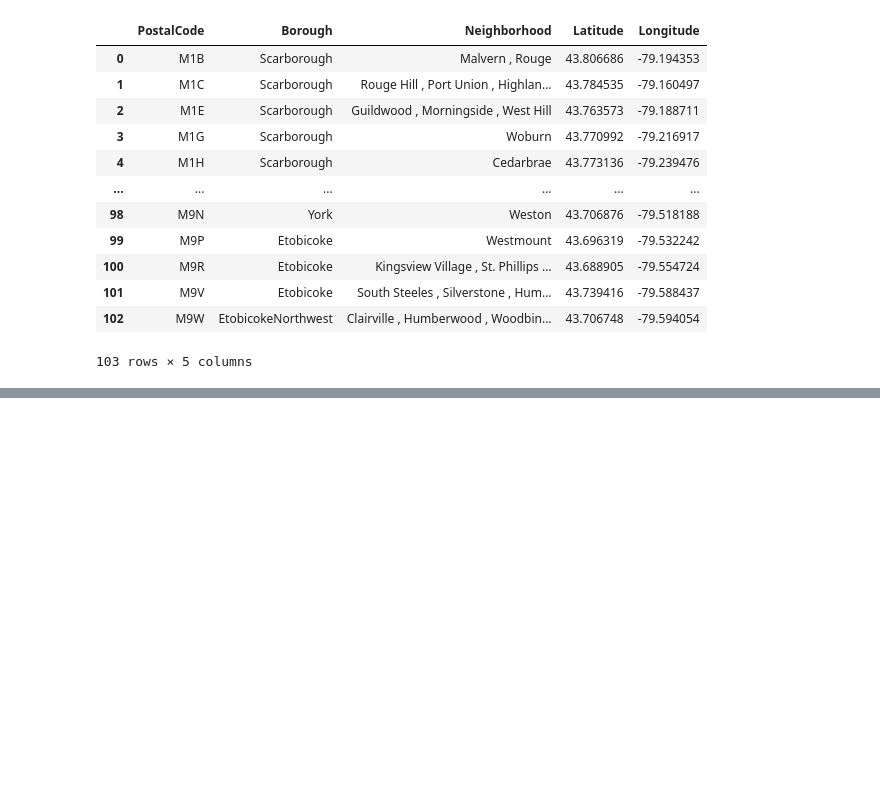
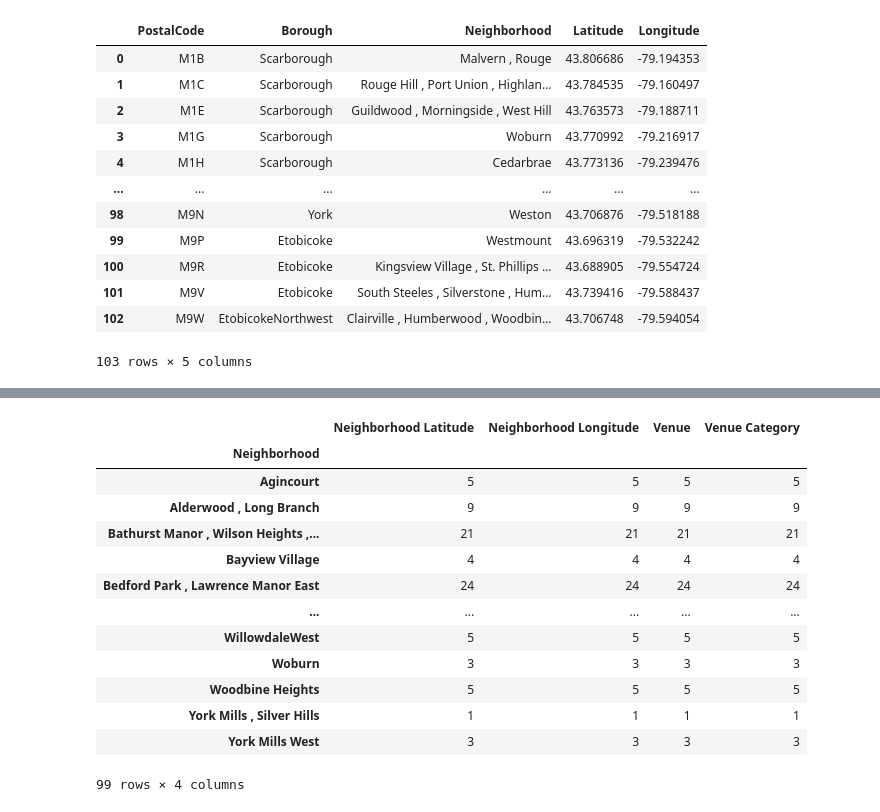
Before and after one commit to Edward-Qi/Coursera_Capstone, a Jupyter notebook: Segmenting and Clustering Neighborhoods in Toronto.ipynb, the cells around one changed output, grey strips where cells are left out. Saved outputs shown, nothing was run; the diff lists cells and outputs as text; code cells hidden in the pictures; blank space fills up the shorter version.

```diff
--- a/Segmenting and Clustering Neighborhoods in Toronto.ipynb
+++ b/Segmenting and Clustering Neighborhoods in Toronto.ipynb
@@ -150,0 +280,17 @@ joined_data
+# %%
+venues_in_TO.groupby('Neighborhood').count()
+# %% [output]
+|  | Neighborhood Latitude | Neighborhood Longitude | Venue | Venue Category |
+| Neighborhood |  |  |  |  |
+| Agincourt | 5 | 5 | 5 | 5 |
+| Alderwood , Long Branch | 9 | 9 | 9 | 9 |
+| Bathurst Manor , Wilson Heights ,... | 21 | 21 | 21 | 21 |
+| Bayview Village | 4 | 4 | 4 | 4 |
+| Bedford Park , Lawrence Manor East | 24 | 24 | 24 | 24 |
+| ... | ... | ... | ... | ... |
+| WillowdaleWest | 5 | 5 | 5 | 5 |
+| Woburn | 3 | 3 | 3 | 3 |
+| Woodbine Heights | 5 | 5 | 5 | 5 |
+| York Mills , Silver Hills | 1 | 1 | 1 | 1 |
+| York Mills West | 3 | 3 | 3 | 3 |
+99 rows × 4 columns
```
Also changed, not shown: parts of 29 cells of this notebook.
